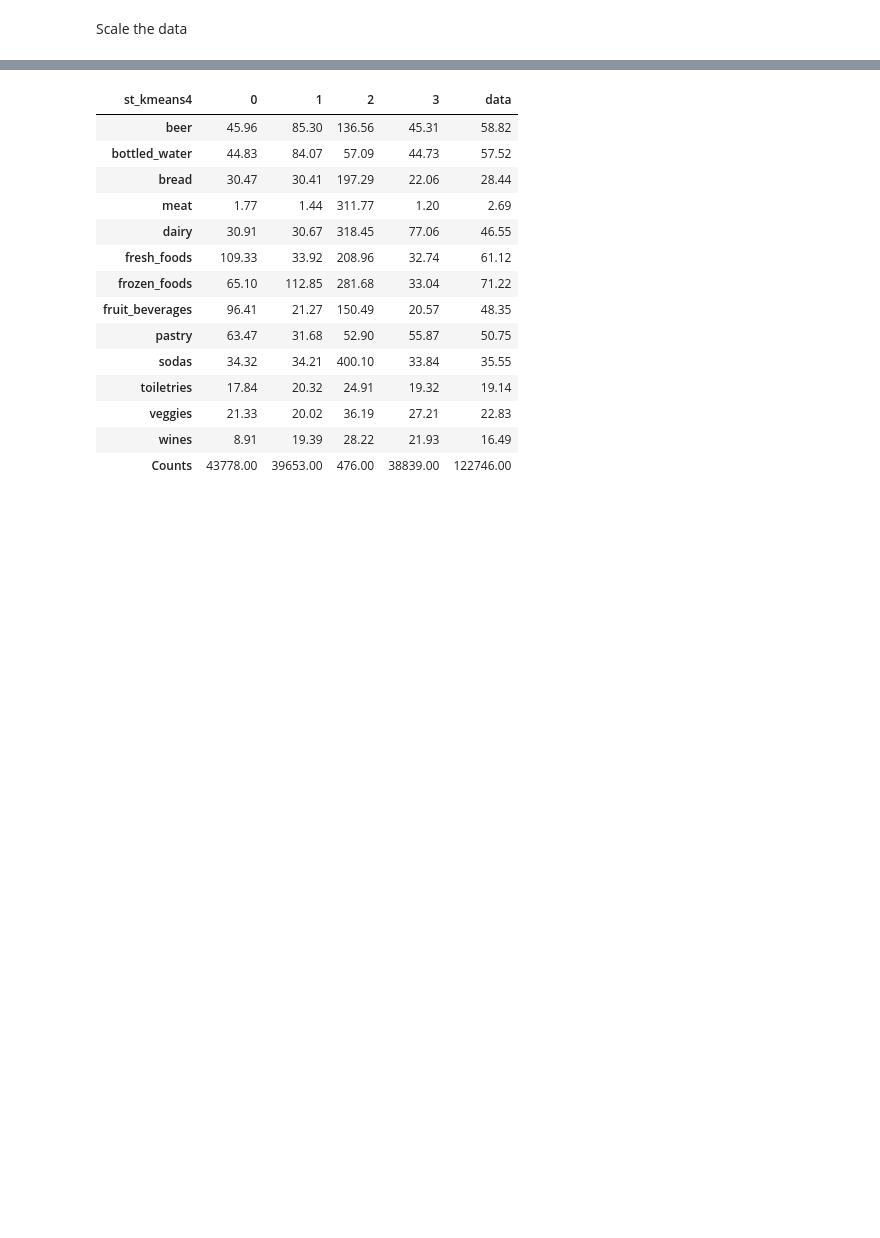
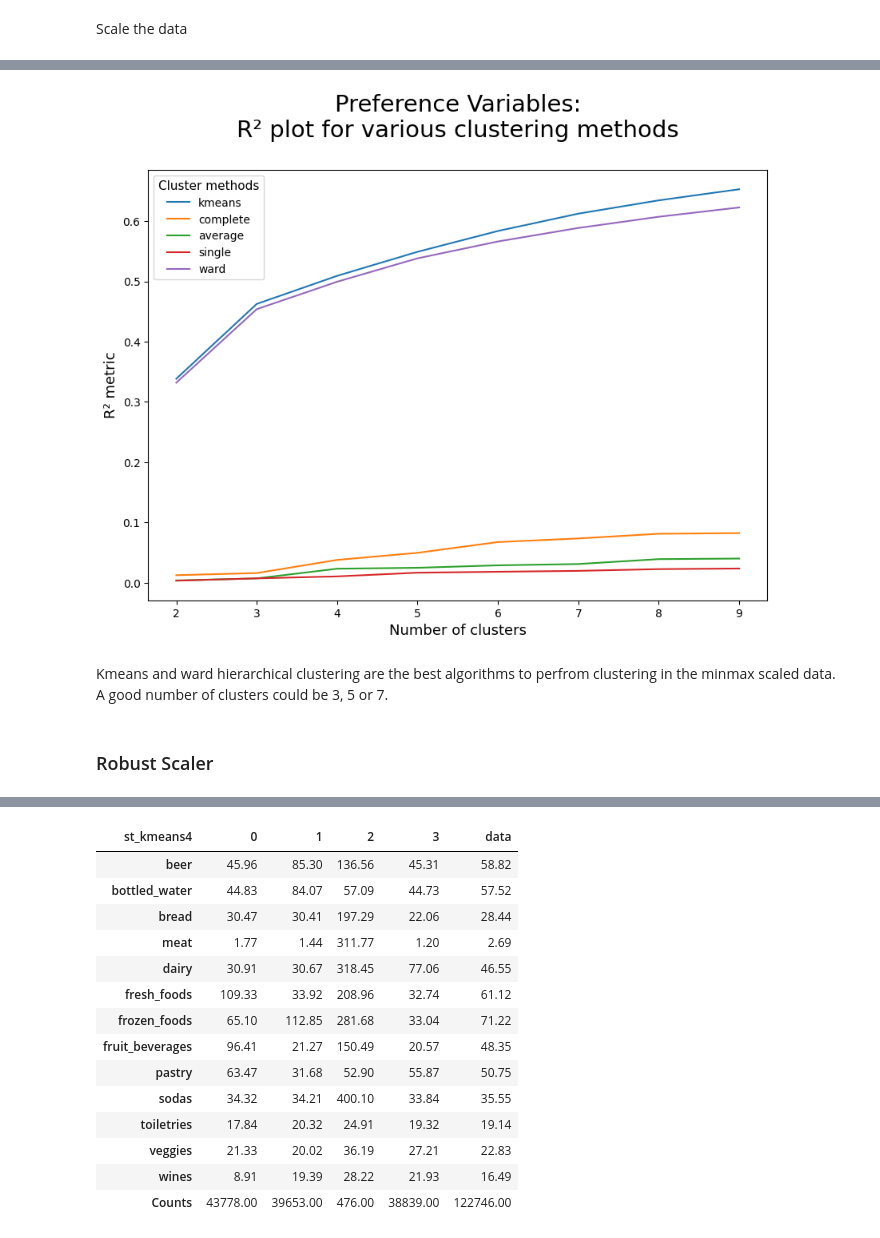
Before and after one commit to Rita-Centeno/DMI, a Jupyter notebook: clustering.ipynb, the cells around one changed output, grey strips where cells are left out. Drawn from its saved outputs; the diff is of its cells as text; code cells hidden in the pictures; blank space fills up the shorter version.

Commit message:
mega clustering

```diff
--- a/clustering.ipynb
+++ b/clustering.ipynb
@@ -46,0 +112,3 @@ preference_rb_scl[preference_metrics] = pref_rb_scl
+# %%
+pref_mm_r2_scores = get_r2_df(sample_mm_scl, preference_metrics, kmeans, hierarchical)
+pref_mm_r2_scores
@@ -46,0 +125,8 @@ preference_rb_scl[preference_metrics] = pref_rb_scl
+# %%
+plot_r2_scores(pref_mm_r2_scores)
+# %% [output]
+[figure, added]
+# %% [markdown]
+Kmeans and ward hierarchical clustering are the best algorithms to perfrom clustering in the minmax scaled data. A good number of clusters could be 3, 5 or 7.
+# %% [markdown]
+### Robust Scaler
```
Also changed, not shown: parts of 251 cells of this notebook, 3 other files.
